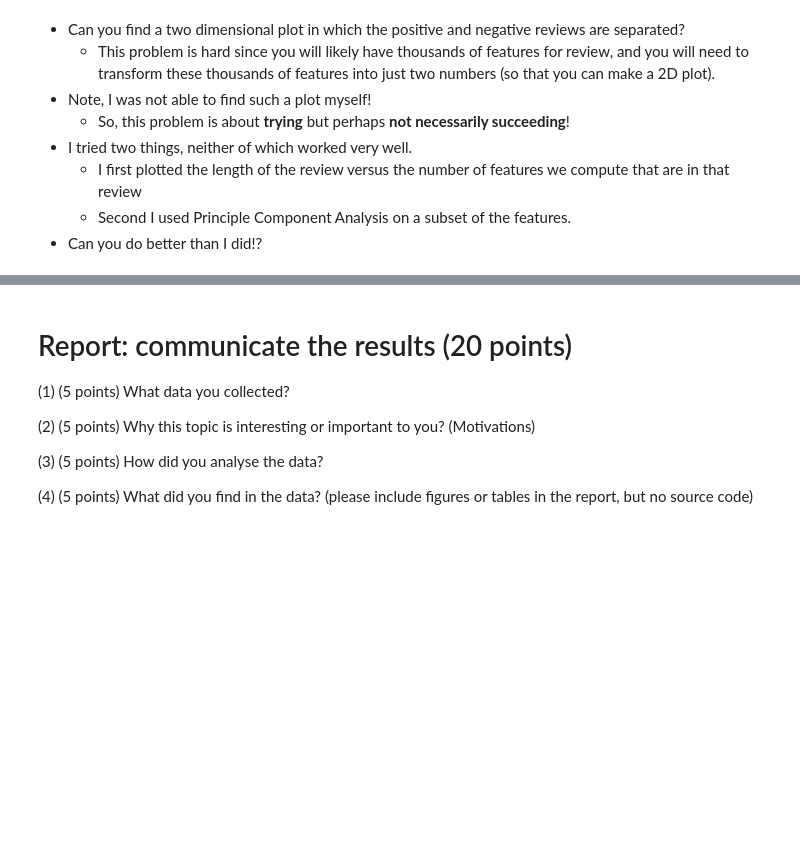
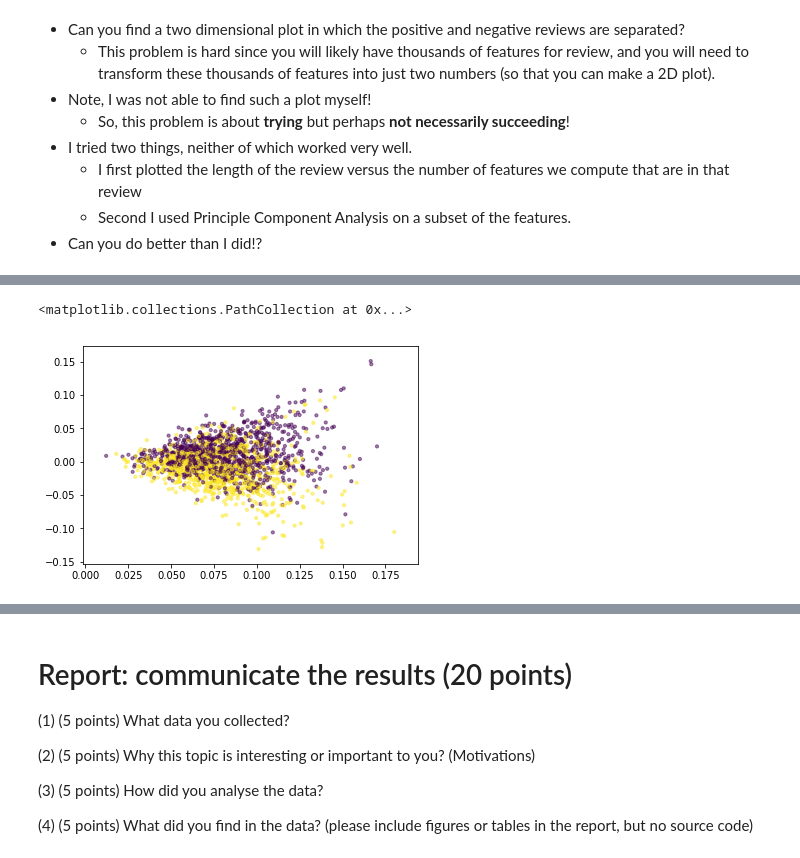
Before and after one commit to tianhaopx/Case-Study-of-Data-Science, a Jupyter notebook: CaseStudy3/CaseStudy3.ipynb, the cells around one changed output, grey strips where cells are left out. Saved outputs shown, nothing was run; the diff lists cells and outputs as text; code cells hidden in the pictures; blank space fills up the shorter version.

```diff
--- a/CaseStudy3/CaseStudy3.ipynb
+++ b/CaseStudy3/CaseStudy3.ipynb
@@ -496,0 +563,7 @@ plt.show()
+# %%
+new_fea_train = pca.fit_transform(x_new)
+plt.figure()
+plt.scatter(new_fea_train[:,0], new_fea_train[:,1], c=y_train, s=10, alpha=0.5)
+# %% [output]
+<matplotlib.collections.PathCollection at 0x...>
+[figure, added]
```
Also changed, not shown: parts of 22 cells of this notebook, 1 other file.
